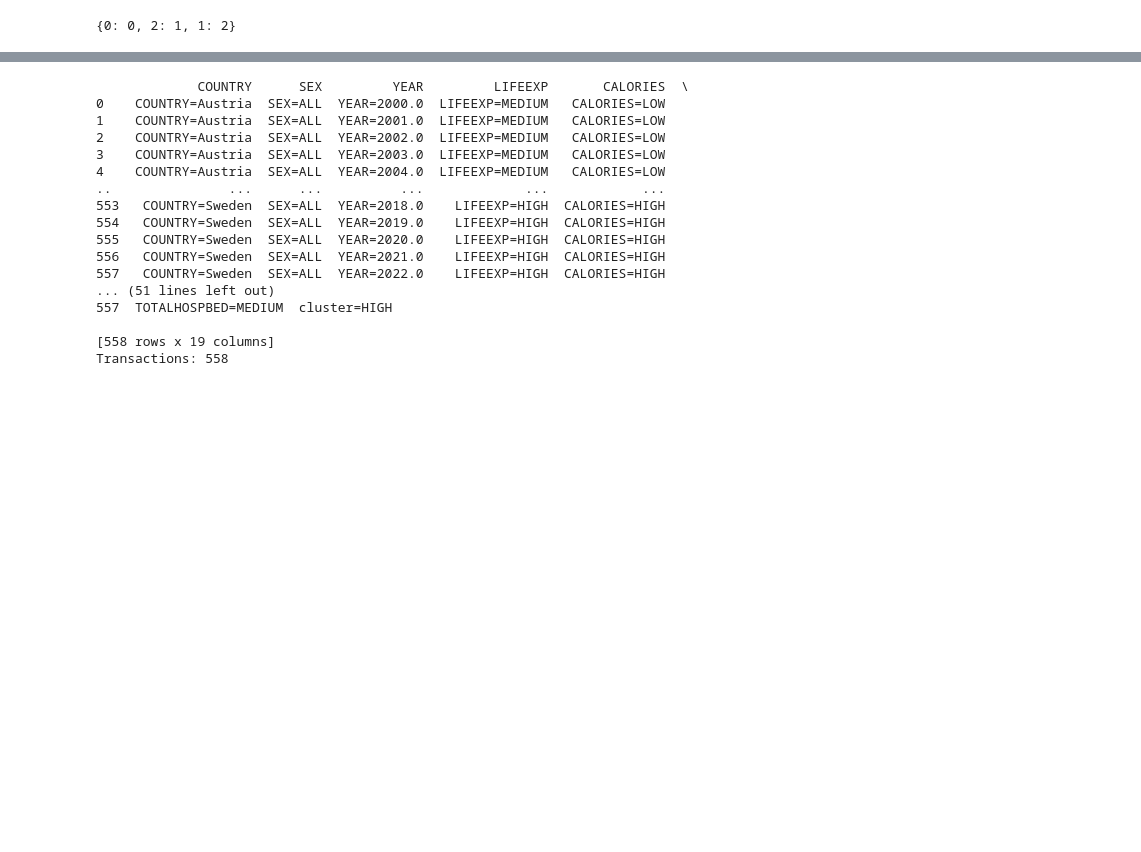
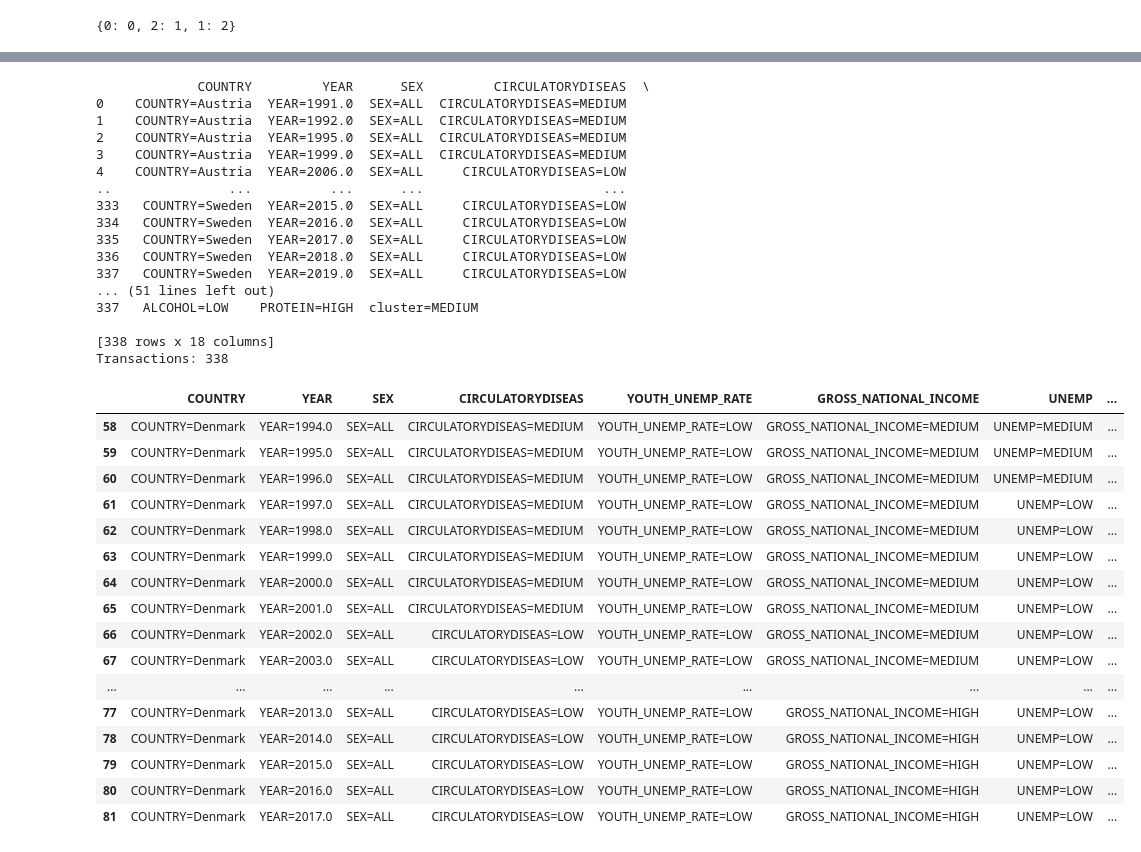
Before and after one commit to alireza1420/Datamining-UU, a Jupyter notebook: notebook_cluster.ipynb, the cells around one changed output, grey strips where cells are left out. Cells and saved outputs as stored; diff of their text form; code cells hidden in the pictures; blank space fills up the shorter version.

Commit message:
fix the data set issue

```diff
--- a/notebook_cluster.ipynb
+++ b/notebook_cluster.ipynb
@@ -143,7 +143,8 @@ rename_map = {
     "Ischaemic_heart_diseas": "HEARTDISEAS",
     "circulatory_diseases": "CIRCULATORYDISEAS",
     "self_injury": "SELFINJURY",
-    "total_hospital_beds": "TOTALHOSPBED"
+    "total_hospital_beds": "TOTALHOSPBED",
+    "gross_national_income": "GROSS_NATIONAL_INCOME"
 }
 
 # item_cols = [c+"_bin" for c in cols_to_bin]
@@ -171,22 +172,43 @@ num_records = len(transactions)
 # print(transactions)
 print("Transactions:", num_records)
 
-pd.DataFrame(transactions).to_csv("rules_stat_cluster.csv", index=False)
+pd.DataFrame(transactions).to_csv("rules_stat_cluster_new.csv", index=False)
 # %% [output]
-             COUNTRY      SEX         YEAR         LIFEEXP       CALORIES  \
-0    COUNTRY=Austria  SEX=ALL  YEAR=2000.0  LIFEEXP=MEDIUM   CALORIES=LOW
-1    COUNTRY=Austria  SEX=ALL  YEAR=2001.0  LIFEEXP=MEDIUM   CALORIES=LOW
-2    COUNTRY=Austria  SEX=ALL  YEAR=2002.0  LIFEEXP=MEDIUM   CALORIES=LOW
-3    COUNTRY=Austria  SEX=ALL  YEAR=2003.0  LIFEEXP=MEDIUM   CALORIES=LOW
-4    COUNTRY=Austria  SEX=ALL  YEAR=2004.0  LIFEEXP=MEDIUM   CALORIES=LOW
-..               ...      ...          ...             ...            ...
-553   COUNTRY=Sweden  SEX=ALL  YEAR=2018.0    LIFEEXP=HIGH  CALORIES=HIGH
-554   COUNTRY=Sweden  SEX=ALL  YEAR=2019.0    LIFEEXP=HIGH  CALORIES=HIGH
-555   COUNTRY=Sweden  SEX=ALL  YEAR=2020.0    LIFEEXP=HIGH  CALORIES=HIGH
-556   COUNTRY=Sweden  SEX=ALL  YEAR=2021.0    LIFEEXP=HIGH  CALORIES=HIGH
-557   COUNTRY=Sweden  SEX=ALL  YEAR=2022.0    LIFEEXP=HIGH  CALORIES=HIGH
+             COUNTRY         YEAR      SEX         CIRCULATORYDISEAS  \
+0    COUNTRY=Austria  YEAR=1991.0  SEX=ALL  CIRCULATORYDISEAS=MEDIUM
+1    COUNTRY=Austria  YEAR=1992.0  SEX=ALL  CIRCULATORYDISEAS=MEDIUM
+2    COUNTRY=Austria  YEAR=1995.0  SEX=ALL  CIRCULATORYDISEAS=MEDIUM
+3    COUNTRY=Austria  YEAR=1999.0  SEX=ALL  CIRCULATORYDISEAS=MEDIUM
+4    COUNTRY=Austria  YEAR=2006.0  SEX=ALL     CIRCULATORYDISEAS=LOW
+..               ...          ...      ...                       ...
+333   COUNTRY=Sweden  YEAR=2015.0  SEX=ALL     CIRCULATORYDISEAS=LOW
+334   COUNTRY=Sweden  YEAR=2016.0  SEX=ALL     CIRCULATORYDISEAS=LOW
+335   COUNTRY=Sweden  YEAR=2017.0  SEX=ALL     CIRCULATORYDISEAS=LOW
+336   COUNTRY=Sweden  YEAR=2018.0  SEX=ALL     CIRCULATORYDISEAS=LOW
+337   COUNTRY=Sweden  YEAR=2019.0  SEX=ALL     CIRCULATORYDISEAS=LOW
 ... (51 lines left out)
-557  TOTALHOSPBED=MEDIUM  cluster=HIGH
+337   ALCOHOL=LOW    PROTEIN=HIGH  cluster=MEDIUM
 
-[558 rows x 19 columns]
-Transactions: 558
+[338 rows x 18 columns]
+Transactions: 338
+# %%
+tt = forExport2
+tt.loc[tt['COUNTRY'] == "COUNTRY=Denmark"]
+# %% [output]
+|  | COUNTRY | YEAR | SEX | CIRCULATORYDISEAS | YOUTH_UNEMP_RATE | GROSS_NATIONAL_INCOME | UNEMP | ... |
+| 58 | COUNTRY=Denmark | YEAR=1994.0 | SEX=ALL | CIRCULATORYDISEAS=MEDIUM | YOUTH_UNEMP_RATE=LOW | GROSS_NATIONAL_INCOME=MEDIUM | UNEMP=MEDIUM | ... |
+| 59 | COUNTRY=Denmark | YEAR=1995.0 | SEX=ALL | CIRCULATORYDISEAS=MEDIUM | YOUTH_UNEMP_RATE=LOW | GROSS_NATIONAL_INCOME=MEDIUM | UNEMP=MEDIUM | ... |
+| 60 | COUNTRY=Denmark | YEAR=1996.0 | SEX=ALL | CIRCULATORYDISEAS=MEDIUM | YOUTH_UNEMP_RATE=LOW | GROSS_NATIONAL_INCOME=MEDIUM | UNEMP=MEDIUM | ... |
+| 61 | COUNTRY=Denmark | YEAR=1997.0 | SEX=ALL | CIRCULATORYDISEAS=MEDIUM | YOUTH_UNEMP_RATE=LOW | GROSS_NATIONAL_INCOME=MEDIUM | UNEMP=LOW | ... |
+| 62 | COUNTRY=Denmark | YEAR=1998.0 | SEX=ALL | CIRCULATORYDISEAS=MEDIUM | YOUTH_UNEMP_RATE=LOW | GROSS_NATIONAL_INCOME=MEDIUM | UNEMP=LOW | ... |
+| 63 | COUNTRY=Denmark | YEAR=1999.0 | SEX=ALL | CIRCULATORYDISEAS=MEDIUM | YOUTH_UNEMP_RATE=LOW | GROSS_NATIONAL_INCOME=MEDIUM | UNEMP=LOW | ... |
+| 64 | COUNTRY=Denmark | YEAR=2000.0 | SEX=ALL | CIRCULATORYDISEAS=MEDIUM | YOUTH_UNEMP_RATE=LOW | GROSS_NATIONAL_INCOME=MEDIUM | UNEMP=LOW | ... |
+| 65 | COUNTRY=Denmark | YEAR=2001.0 | SEX=ALL | CIRCULATORYDISEAS=MEDIUM | YOUTH_UNEMP_RATE=LOW | GROSS_NATIONAL_INCOME=MEDIUM | UNEMP=LOW | ... |
+| 66 | COUNTRY=Denmark | YEAR=2002.0 | SEX=ALL | CIRCULATORYDISEAS=LOW | YOUTH_UNEMP_RATE=LOW | GROSS_NATIONAL_INCOME=MEDIUM | UNEMP=LOW | ... |
+| 67 | COUNTRY=Denmark | YEAR=2003.0 | SEX=ALL | CIRCULATORYDISEAS=LOW | YOUTH_UNEMP_RATE=LOW | GROSS_NATIONAL_INCOME=MEDIUM | UNEMP=LOW | ... |
+| ... | ... | ... | ... | ... | ... | ... | ... | ... |
+| 77 | COUNTRY=Denmark | YEAR=2013.0 | SEX=ALL | CIRCULATORYDISEAS=LOW | YOUTH_UNEMP_RATE=LOW | GROSS_NATIONAL_INCOME=HIGH | UNEMP=LOW | ... |
+| 78 | COUNTRY=Denmark | YEAR=2014.0 | SEX=ALL | CIRCULATORYDISEAS=LOW | YOUTH_UNEMP_RATE=LOW | GROSS_NATIONAL_INCOME=HIGH | UNEMP=LOW | ... |
+| 79 | COUNTRY=Denmark | YEAR=2015.0 | SEX=ALL | CIRCULATORYDISEAS=LOW | YOUTH_UNEMP_RATE=LOW | GROSS_NATIONAL_INCOME=HIGH | UNEMP=LOW | ... |
+| 80 | COUNTRY=Denmark | YEAR=2016.0 | SEX=ALL | CIRCULATORYDISEAS=LOW | YOUTH_UNEMP_RATE=LOW | GROSS_NATIONAL_INCOME=HIGH | UNEMP=LOW | ... |
+| 81 | COUNTRY=Denmark | YEAR=2017.0 | SEX=ALL | CIRCULATORYDISEAS=LOW | YOUTH_UNEMP_RATE=LOW | GROSS_NATIONAL_INCOME=HIGH | UNEMP=LOW | ... |
```
Also changed, not shown: parts of 6 cells of this notebook, 9 other files.
